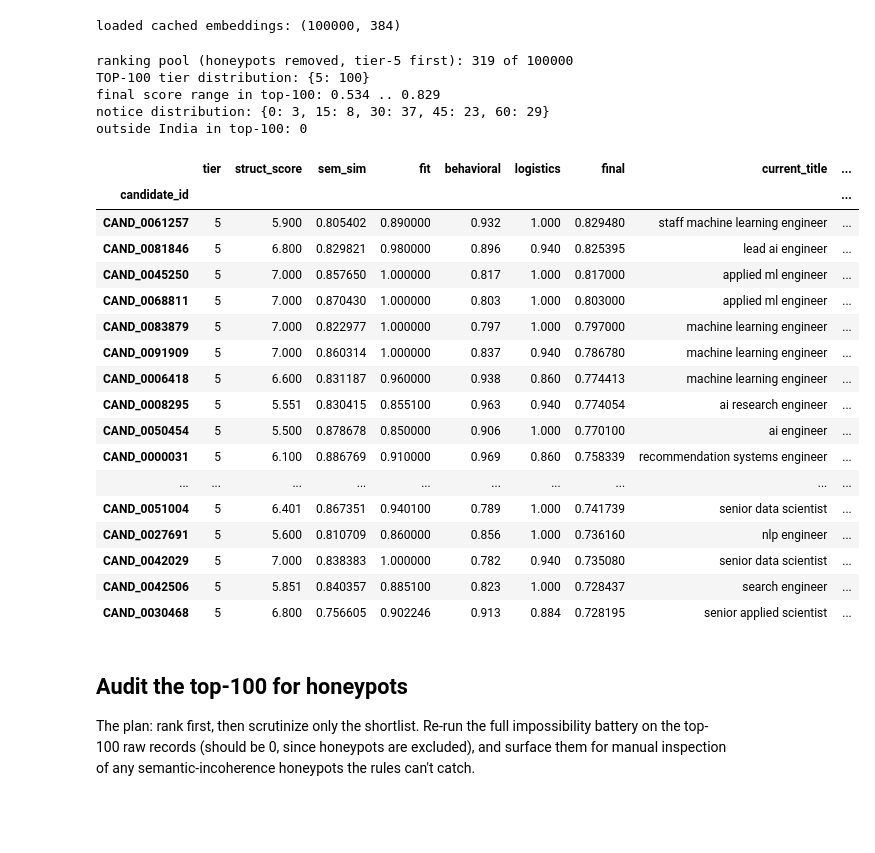
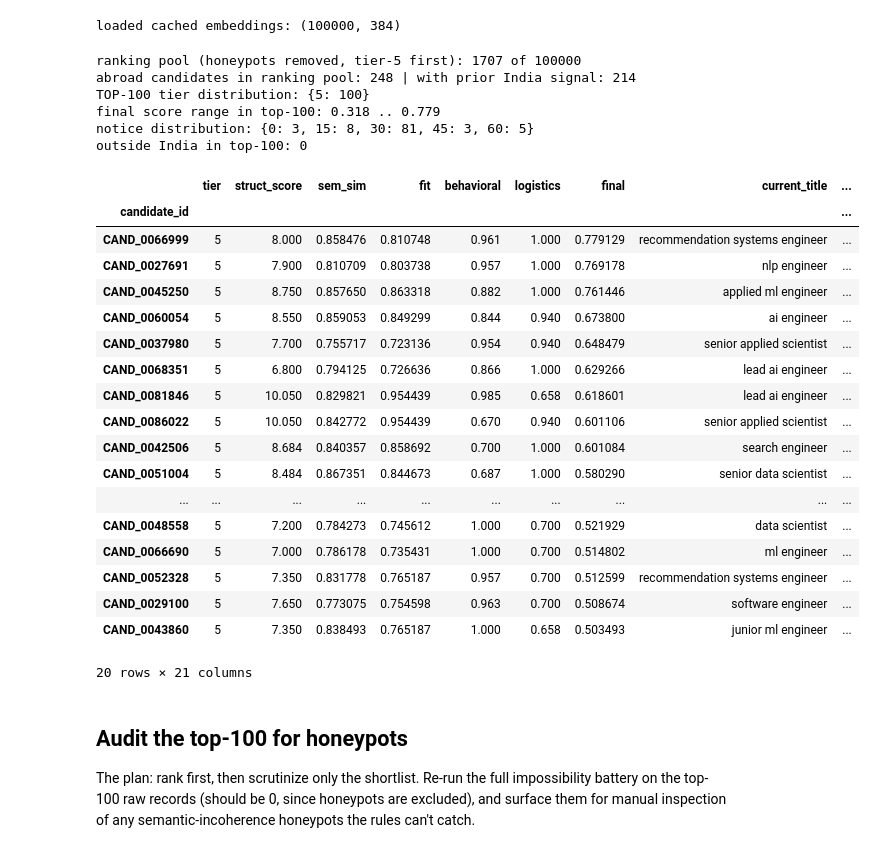
Before and after one commit to vinamravinay12/indiarun_datachallenge, a Jupyter notebook: ranker.ipynb, the cells around one changed output. Drawn from its saved outputs; the diff is of its cells as text; code cells hidden in the pictures; blank space fills up the shorter version.

Commit message:
Updating weights to calculate top 100

```diff
--- a/ranker.ipynb
+++ b/ranker.ipynb
@@ -100,69 +100,78 @@ R_all['sem_norm'] = ((R_all['sem_sim'] - lo)/(hi-lo)).clip(0,1)
 R = R_all[R_all.tier == 5].copy()
 if len(R) < 100:
     print('WARNING: fewer than 100 tier-5 candidates; falling back to all non-honeypots')
     R = R_all.copy()
 print('ranking pool (honeypots removed, tier-5 first):', len(R), 'of', len(feat))
+print('abroad candidates in ranking pool:', int((~R['india']).sum()), '| with prior India signal:', int(((~R['india']) & R.get('prior_india_work_signal', False)).sum()))
 
 def notice_factor(days):
-    if pd.isna(days): return 0.55
+    # JD: sub-30 is preferred; 30+ stays in scope but must clear a higher bar.
+    if pd.isna(days): return 0.40
     d=float(days)
-    if d<=30: return 1.00
-    if d<=45: return 0.94
-    if d<=60: return 0.86
-    if d<=90: return 0.62
-    if d<=120: return 0.42
-    return 0.25
+    if d<=15: return 1.00
+    if d<=30: return 0.70
+    if d<=60: return 0.40
+    if d<90: return 0.10
+    return 0.00
 
 def location_factor(r):
-    # JD: Pune/Noida preferred; Hyderabad, Pune, Mumbai, Delhi NCR welcome; outside India case-by-case.
-    if bool(r.get('jd_city')):
-        return 1.00
-    if bool(r.get('india')) and bool(r.get('willing_relocate')):
-        return 0.94
+    # Sponsorship is unavailable: current India-based candidates are strongly preferred.
+    # Abroad candidates get only a tiny fallback if career history hints prior India work;
+    # willingness to relocate alone is not sufficient.
     if bool(r.get('india')):
+        if bool(r.get('jd_city')):
+            return 1.00
+        if bool(r.get('willing_relocate')):
+            return 0.94
         return 0.78
-    if bool(r.get('willing_relocate')):
-        return 0.62
-    return 0.35
+    if bool(r.get('prior_india_work_signal')) and bool(r.get('willing_relocate')):
+        return 0.10
+    return -0.25
 
 def logistics_multiplier(r):
     return round(location_factor(r) * notice_factor(r.get('notice_days')), 3)
 
 R['logistics'] = R.apply(logistics_multiplier, axis=1)
-R['fit']   = 0.70*R['struct_norm'] + 0.30*R['sem_norm']  # structured gates domain, semantic fine-ranks
+# Structured criteria carry most of the weight because the JD has hard must-have requirements.
+# Semantic similarity still helps separate profiles that use different wording for the same work.
+R['fit']   = 0.75*R['struct_norm'] + 0.25*R['sem_norm']
 R['final'] = R['fit'] * R['behavioral'] * R['logistics'] # logistics can materially move the shortlist
 
 top = R.sort_values(['final','candidate_id'], ascending=[False,True]).head(100)
 print('TOP-100 tier distribution:', top['tier'].value_counts().sort_index().to_dict())
 print('final score range in top-100:', round(top['final'].min(),3),'..',round(top['final'].max(),3))
 print('notice distribution:', top['notice_days'].value_counts().sort_index().to_dict())
 print('outside India in top-100:', int((~top['india']).sum()))
-cols=['tier','struct_score','sem_sim','fit','behavioral','logistics','final','current_title','current_industry','yoe','country','location','willing_relocate','notice_days']
+if (~top['india']).any():
+    print('abroad top-100 prior India signal:', int(((~top['india']) & top.get('prior_india_work_signal', False)).sum()))
+cols=['tier','struct_score','sem_sim','fit','behavioral','logistics','final','current_title','current_industry','yoe','country','location','prior_india_work_signal','willing_relocate','notice_days','retrieval_evidence','vector_infra_evidence','prod_evidence','eval_evidence','python_evidence','nice_to_have_hits']
 top[cols].head(20)
 # %% [output]
-ranking pool (honeypots removed, tier-5 first): 319 of 100000
+ranking pool (honeypots removed, tier-5 first): 1707 of 100000
+abroad candidates in ranking pool: 248 | with prior India signal: 214
 TOP-100 tier distribution: {5: 100}
-final score range in top-100: 0.534 .. 0.829
-notice distribution: {0: 3, 15: 8, 30: 37, 45: 23, 60: 29}
+final score range in top-100: 0.318 .. 0.779
+notice distribution: {0: 3, 15: 8, 30: 81, 45: 3, 60: 5}
 outside India in top-100: 0
 |  | tier | struct_score | sem_sim | fit | behavioral | logistics | final | current_title | ... |
 | candidate_id |  |  |  |  |  |  |  |  | ... |
-| CAND_0061257 | 5 | 5.900 | 0.805402 | 0.890000 | 0.932 | 1.000 | 0.829480 | staff machine learning engineer | ... |
-| CAND_0081846 | 5 | 6.800 | 0.829821 | 0.980000 | 0.896 | 0.940 | 0.825395 | lead ai engineer | ... |
-| CAND_0045250 | 5 | 7.000 | 0.857650 | 1.000000 | 0.817 | 1.000 | 0.817000 | applied ml engineer | ... |
-| CAND_0068811 | 5 | 7.000 | 0.870430 | 1.000000 | 0.803 | 1.000 | 0.803000 | applied ml engineer | ... |
-| CAND_0083879 | 5 | 7.000 | 0.822977 | 1.000000 | 0.797 | 1.000 | 0.797000 | machine learning engineer | ... |
-| CAND_0091909 | 5 | 7.000 | 0.860314 | 1.000000 | 0.837 | 0.940 | 0.786780 | machine learning engineer | ... |
-| CAND_0006418 | 5 | 6.600 | 0.831187 | 0.960000 | 0.938 | 0.860 | 0.774413 | machine learning engineer | ... |
-| CAND_0008295 | 5 | 5.551 | 0.830415 | 0.855100 | 0.963 | 0.940 | 0.774054 | ai research engineer | ... |
-| CAND_0050454 | 5 | 5.500 | 0.878678 | 0.850000 | 0.906 | 1.000 | 0.770100 | ai engineer | ... |
-| CAND_0000031 | 5 | 6.100 | 0.886769 | 0.910000 | 0.969 | 0.860 | 0.758339 | recommendation systems engineer | ... |
+| CAND_0066999 | 5 | 8.000 | 0.858476 | 0.810748 | 0.961 | 1.000 | 0.779129 | recommendation systems engineer | ... |
+| CAND_0027691 | 5 | 7.900 | 0.810709 | 0.803738 | 0.957 | 1.000 | 0.769178 | nlp engineer | ... |
+| CAND_0045250 | 5 | 8.750 | 0.857650 | 0.863318 | 0.882 | 1.000 | 0.761446 | applied ml engineer | ... |
+| CAND_0060054 | 5 | 8.550 | 0.859053 | 0.849299 | 0.844 | 0.940 | 0.673800 | ai engineer | ... |
+| CAND_0037980 | 5 | 7.700 | 0.755717 | 0.723136 | 0.954 | 0.940 | 0.648479 | senior applied scientist | ... |
+| CAND_0068351 | 5 | 6.800 | 0.794125 | 0.726636 | 0.866 | 1.000 | 0.629266 | lead ai engineer | ... |
+| CAND_0081846 | 5 | 10.050 | 0.829821 | 0.954439 | 0.985 | 0.658 | 0.618601 | lead ai engineer | ... |
+| CAND_0086022 | 5 | 10.050 | 0.842772 | 0.954439 | 0.670 | 0.940 | 0.601106 | senior applied scientist | ... |
+| CAND_0042506 | 5 | 8.684 | 0.840357 | 0.858692 | 0.700 | 1.000 | 0.601084 | search engineer | ... |
+| CAND_0051004 | 5 | 8.484 | 0.867351 | 0.844673 | 0.687 | 1.000 | 0.580290 | senior data scientist | ... |
 | ... | ... | ... | ... | ... | ... | ... | ... | ... | ... |
-| CAND_0051004 | 5 | 6.401 | 0.867351 | 0.940100 | 0.789 | 1.000 | 0.741739 | senior data scientist | ... |
-| CAND_0027691 | 5 | 5.600 | 0.810709 | 0.860000 | 0.856 | 1.000 | 0.736160 | nlp engineer | ... |
-| CAND_0042029 | 5 | 7.000 | 0.838383 | 1.000000 | 0.782 | 0.940 | 0.735080 | senior data scientist | ... |
-| CAND_0042506 | 5 | 5.851 | 0.840357 | 0.885100 | 0.823 | 1.000 | 0.728437 | search engineer | ... |
-| CAND_0030468 | 5 | 6.800 | 0.756605 | 0.902246 | 0.913 | 0.884 | 0.728195 | senior applied scientist | ... |
+| CAND_0048558 | 5 | 7.200 | 0.784273 | 0.745612 | 1.000 | 0.700 | 0.521929 | data scientist | ... |
+| CAND_0066690 | 5 | 7.000 | 0.786178 | 0.735431 | 1.000 | 0.700 | 0.514802 | ml engineer | ... |
+| CAND_0052328 | 5 | 7.350 | 0.831778 | 0.765187 | 0.957 | 0.700 | 0.512599 | recommendation systems engineer | ... |
+| CAND_0029100 | 5 | 7.650 | 0.773075 | 0.754598 | 0.963 | 0.700 | 0.508674 | software engineer | ... |
+| CAND_0043860 | 5 | 7.350 | 0.838493 | 0.765187 | 1.000 | 0.658 | 0.503493 | junior ml engineer | ... |
+20 rows × 21 columns
 # %% [markdown]
 ## Audit the top-100 for honeypots
 
```
Also changed, not shown: parts of 3 cells of this notebook, 1 other file.
